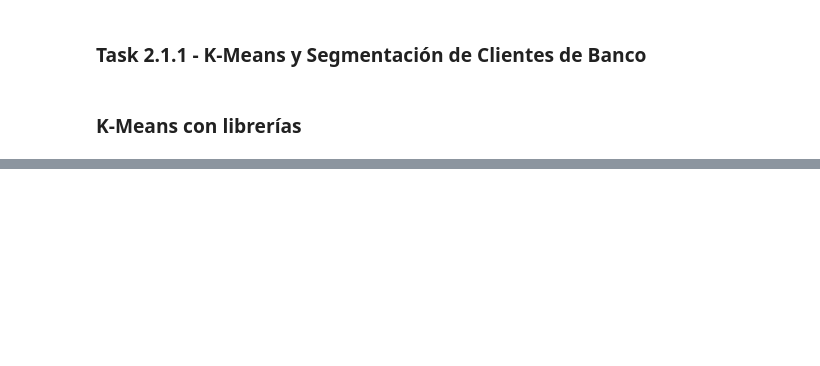
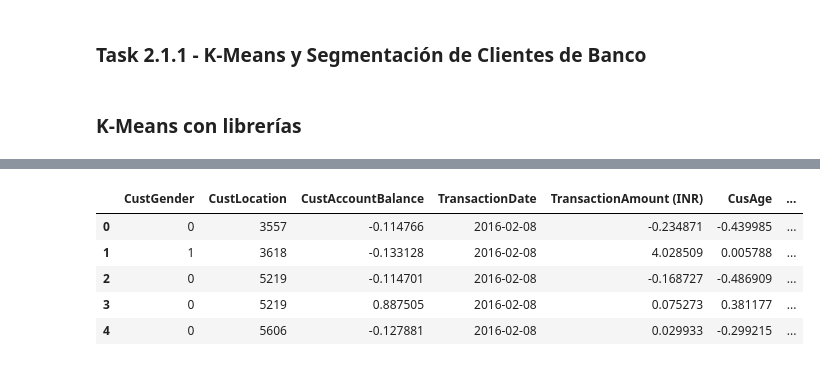
Before and after one commit to DanielMorales1103/Lab4-IA, a Jupyter notebook: lab4.ipynb, the cells around one changed output, grey strips where cells are left out. Cells and saved outputs as stored; diff of their text form; code cells hidden in the pictures; blank space fills up the shorter version.

```diff
--- a/lab4.ipynb
+++ b/lab4.ipynb
@@ -266,0 +283,28 @@ KeyError: "['CustomerAge'] not in index"
+# %%
+# Cluster KMean  y centroides
+def kmeans_clustering(X, num_clusters):
+    kmeans = KMeans(n_clusters=num_clusters, init='k-means++', random_state=42)
+    cluster_labels = kmeans.fit_predict(X)
+    cluster_centers = kmeans.cluster_centers_
+    return cluster_labels, cluster_centers
+
+x_cluster_labels, x_cluster_centers = kmeans_clustering(X, num_clusters=6)
+y_cluster_labels, y_cluster_centers = kmeans_clustering(Y, num_clusters=7)
+
+df1['cluster_age'] = x_cluster_labels
+df1['cluster_location'] = y_cluster_labels
+
+# Add centroids to the DataFrame
+df1['cen_xx'] = df1.cluster_age.map({i: x_cluster_centers[i][0] for i in range(6)})
+df1['cen_xy'] = df1.cluster_age.map({i: x_cluster_centers[i][1] for i in range(6)})
+df1['cen_yx'] = df1.cluster_location.map({i: y_cluster_centers[i][0] for i in range(7)})
+df1['cen_yy'] = df1.cluster_location.map({i: y_cluster_centers[i][1] for i in range(7)})
+
+df1.head()
+# %% [output]
+|  | CustGender | CustLocation | CustAccountBalance | TransactionDate | TransactionAmount (INR) | CusAge | ... |
+| 0 | 0 | 3557 | -0.114766 | 2016-02-08 | -0.234871 | -0.439985 | ... |
+| 1 | 1 | 3618 | -0.133128 | 2016-02-08 | 4.028509 | 0.005788 | ... |
+| 2 | 0 | 5219 | -0.114701 | 2016-02-08 | -0.168727 | -0.486909 | ... |
+| 3 | 0 | 5219 | 0.887505 | 2016-02-08 | 0.075273 | 0.381177 | ... |
+| 4 | 0 | 5606 | -0.127881 | 2016-02-08 | 0.029933 | -0.299215 | ... |
```
Also changed, not shown: parts of 6 cells of this notebook.
